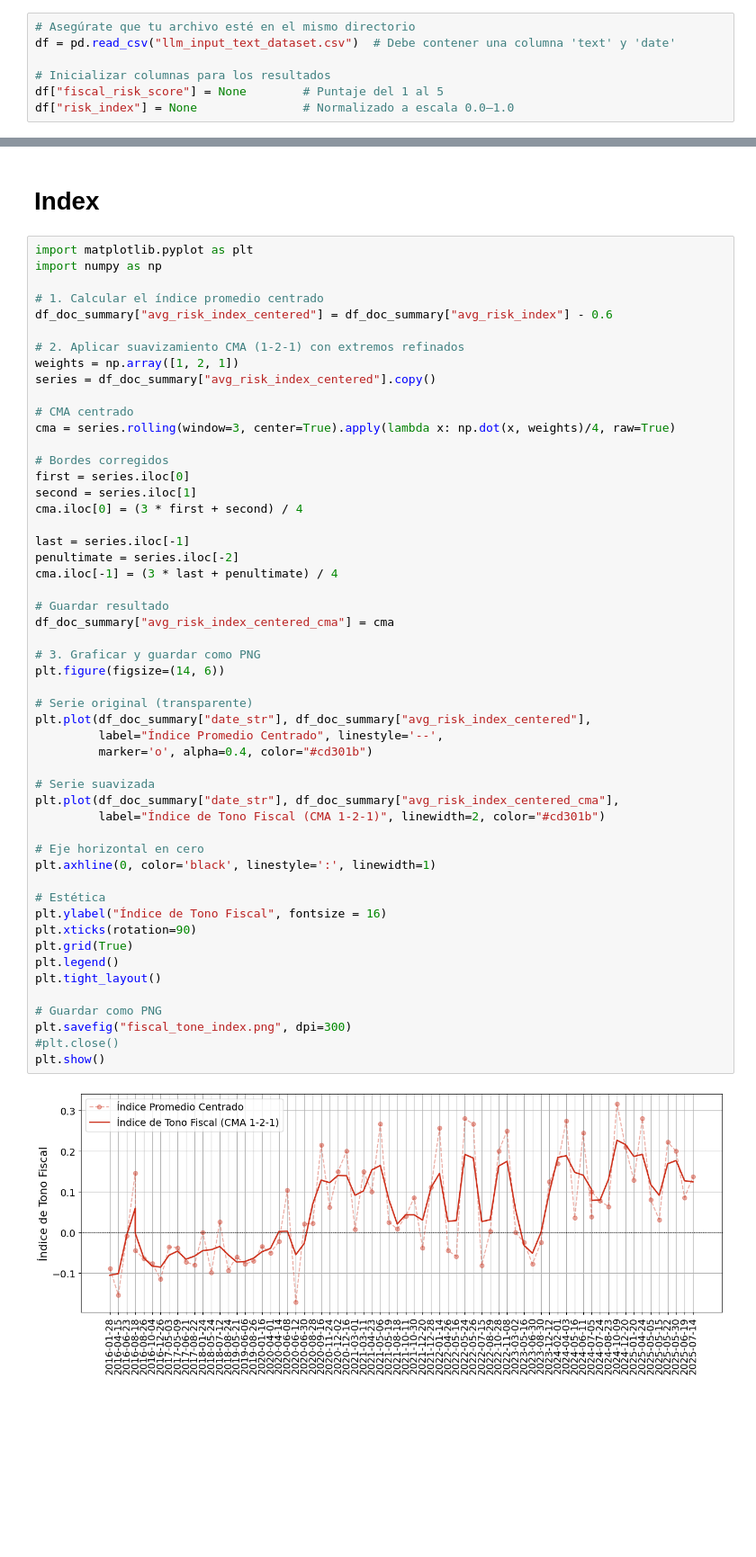
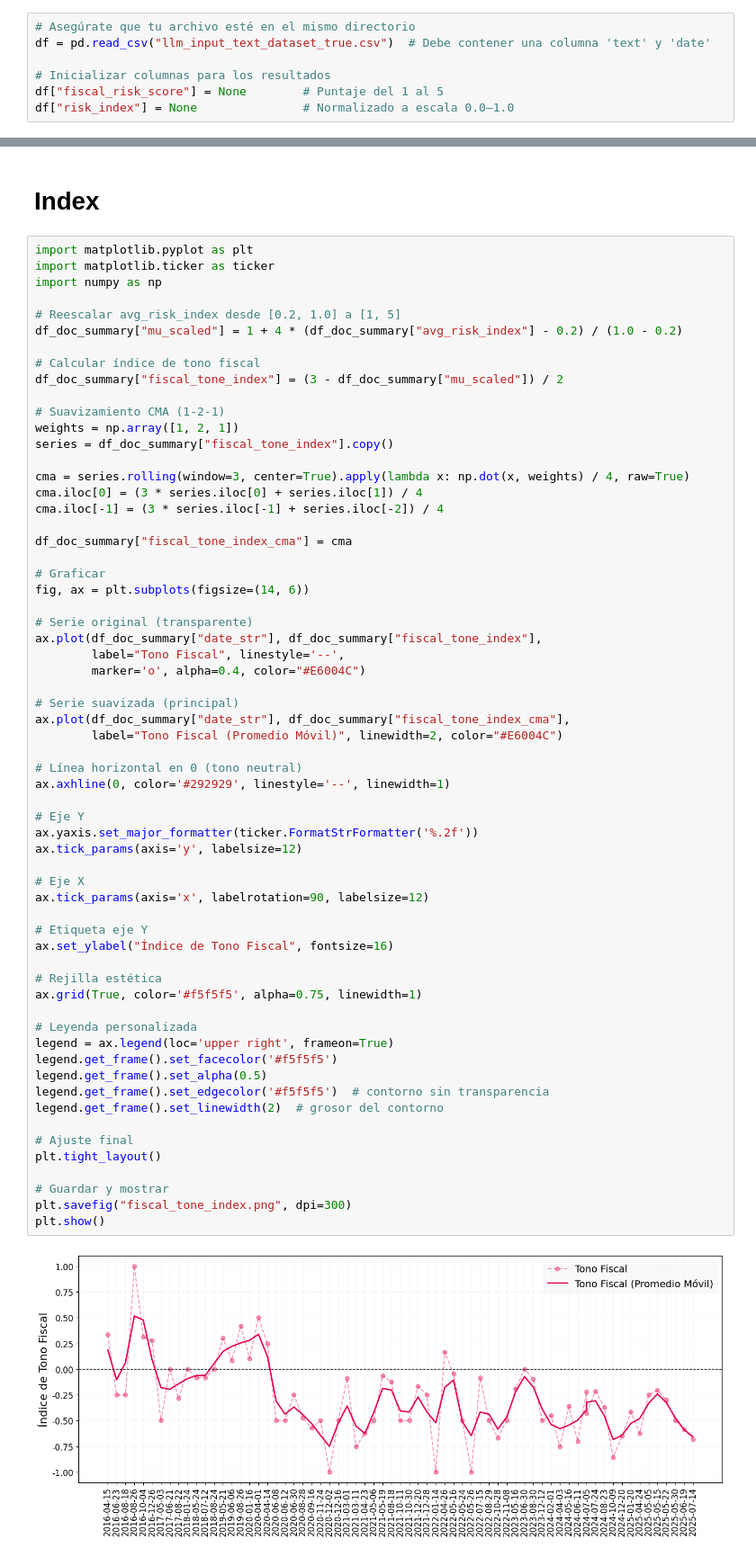
Before and after one commit to JasonCruz18/fiscal_tone, a Jupyter notebook: llm.ipynb, the cells around one changed output, grey strips where cells are left out. Shown at 90% size. Cells and saved outputs as stored; diff of their text form; blank space fills up the shorter version.

Commit message:
Fixed the fiscal tone index
Used filtered data through 100 key words

```diff
--- a/llm.ipynb
+++ b/llm.ipynb
@@ -44,7 +28,7 @@ Error code: 401 - {'error': {'message': 'Incorrect API key provided: OPENAI_A**_
 # ----------------------------------------------
 # %%
 # Asegúrate que tu archivo esté en el mismo directorio
-df = pd.read_csv("llm_input_text_dataset.csv")  # Debe contener una columna 'text' y 'date'
+df = pd.read_csv("llm_input_text_dataset_true.csv")  # Debe contener una columna 'text' y 'date'
 
 # Inicializar columnas para los resultados
 df["fiscal_risk_score"] = None        # Puntaje del 1 al 5
@@ -447,55 +450,65 @@ plt.show()
 # Index
 # %%
 import matplotlib.pyplot as plt
+import matplotlib.ticker as ticker
 import numpy as np
 
-# 1. Calcular el índice promedio centrado
-df_doc_summary["avg_risk_index_centered"] = df_doc_summary["avg_risk_index"] - 0.6
+# Reescalar avg_risk_index desde [0.2, 1.0] a [1, 5]
+df_doc_summary["mu_scaled"] = 1 + 4 * (df_doc_summary["avg_risk_index"] - 0.2) / (1.0 - 0.2)
 
-# 2. Aplicar suavizamiento CMA (1-2-1) con extremos refinados
+# Calcular índice de tono fiscal
+df_doc_summary["fiscal_tone_index"] = (3 - df_doc_summary["mu_scaled"]) / 2
+
+# Suavizamiento CMA (1-2-1)
 weights = np.array([1, 2, 1])
-series = df_doc_summary["avg_risk_index_centered"].copy()
+series = df_doc_summary["fiscal_tone_index"].copy()
 
-# CMA centrado
-cma = series.rolling(window=3, center=True).apply(lambda x: np.dot(x, weights)/4, raw=True)
+cma = series.rolling(window=3, center=True).apply(lambda x: np.dot(x, weights) / 4, raw=True)
+cma.iloc[0] = (3 * series.iloc[0] + series.iloc[1]) / 4
+cma.iloc[-1] = (3 * series.iloc[-1] + series.iloc[-2]) / 4
 
-# Bordes corregidos
-first = series.iloc[0]
-second = series.iloc[1]
-cma.iloc[0] = (3 * first + second) / 4
+df_doc_summary["fiscal_tone_index_cma"] = cma
 
-last = series.iloc[-1]
-penultimate = series.iloc[-2]
-cma.iloc[-1] = (3 * last + penultimate) / 4
-
-# Guardar resultado
-df_doc_summary["avg_risk_index_centered_cma"] = cma
-
-# 3. Graficar y guardar como PNG
-plt.figure(figsize=(14, 6))
+# Graficar
+fig, ax = plt.subplots(figsize=(14, 6))
 
 # Serie original (transparente)
-plt.plot(df_doc_summary["date_str"], df_doc_summary["avg_risk_index_centered"],
-         label="Índice Promedio Centrado", linestyle='--',
-         marker='o', alpha=0.4, color="#cd301b")
+ax.plot(df_doc_summary["date_str"], df_doc_summary["fiscal_tone_index"],
+        label="Tono Fiscal", linestyle='--',
+        marker='o', alpha=0.4, color="#E6004C")
 
-# Serie suavizada
-plt.plot(df_doc_summary["date_str"], df_doc_summary["avg_risk_index_centered_cma"],
-         label="Índice de Tono Fiscal (CMA 1-2-1)", linewidth=2, color="#cd301b")
+# Serie suavizada (principal)
+ax.plot(df_doc_summary["date_str"], df_doc_summary["fiscal_tone_index_cma"],
+        label="Tono Fiscal (Promedio Móvil)", linewidth=2, color="#E6004C")
 
-# Eje horizontal en cero
-plt.axhline(0, color='black', linestyle=':', linewidth=1)
+# Línea horizontal en 0 (tono neutral)
+ax.axhline(0, color='#292929', linestyle='--', linewidth=1)
 
-# Estética
-plt.ylabel("Índice de Tono Fiscal", fontsize = 16)
-plt.xticks(rotation=90)
-plt.grid(True)
-plt.legend()
+# Eje Y
+ax.yaxis.set_major_formatter(ticker.FormatStrFormatter('%.2f'))
+ax.tick_params(axis='y', labelsize=12)
+
+# Eje X
+ax.tick_params(axis='x', labelrotation=90, labelsize=12)
+
+# Etiqueta eje Y
+ax.set_ylabel("Índice de Tono Fiscal", fontsize=16)
+
+# Rejilla estética
+ax.grid(True, color='#f5f5f5', alpha=0.75, linewidth=1)
+
+# Leyenda personalizada
+legend = ax.legend(loc='upper right', frameon=True)
+legend.get_frame().set_facecolor('#f5f5f5')
+legend.get_frame().set_alpha(0.5)
+legend.get_frame().set_edgecolor('#f5f5f5')  # contorno sin transparencia
+legend.get_frame().set_linewidth(2)  # grosor del contorno
+
+# Ajuste final
 plt.tight_layout()
 
-# Guardar como PNG
+# Guardar y mostrar
 plt.savefig("fiscal_tone_index.png", dpi=300)
-#plt.close()
 plt.show()
 # %% [output]
-[figure, old version]
+[figure, new version]
```
Also changed, not shown: parts of 23 cells of this notebook, 7 other files.
